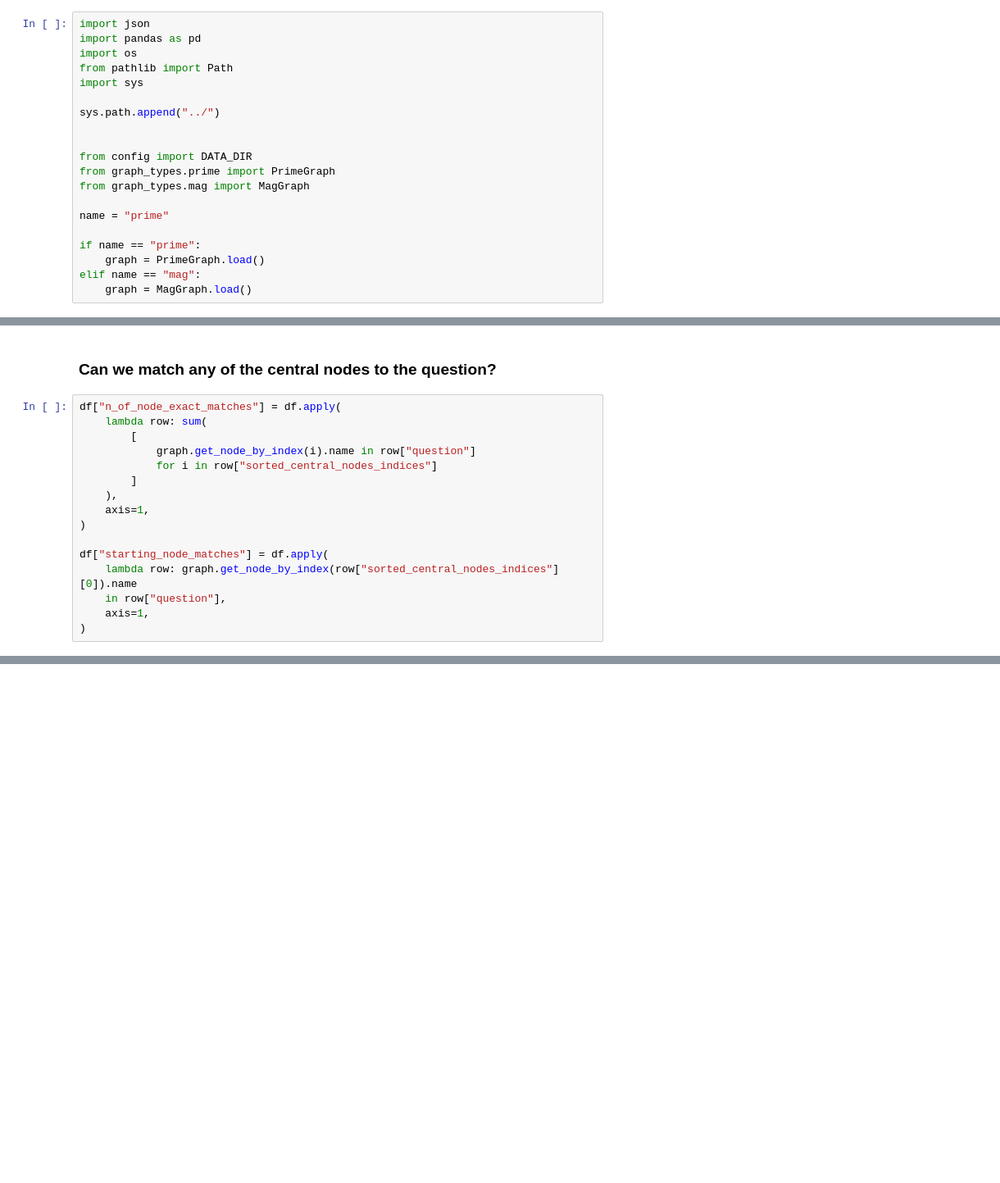
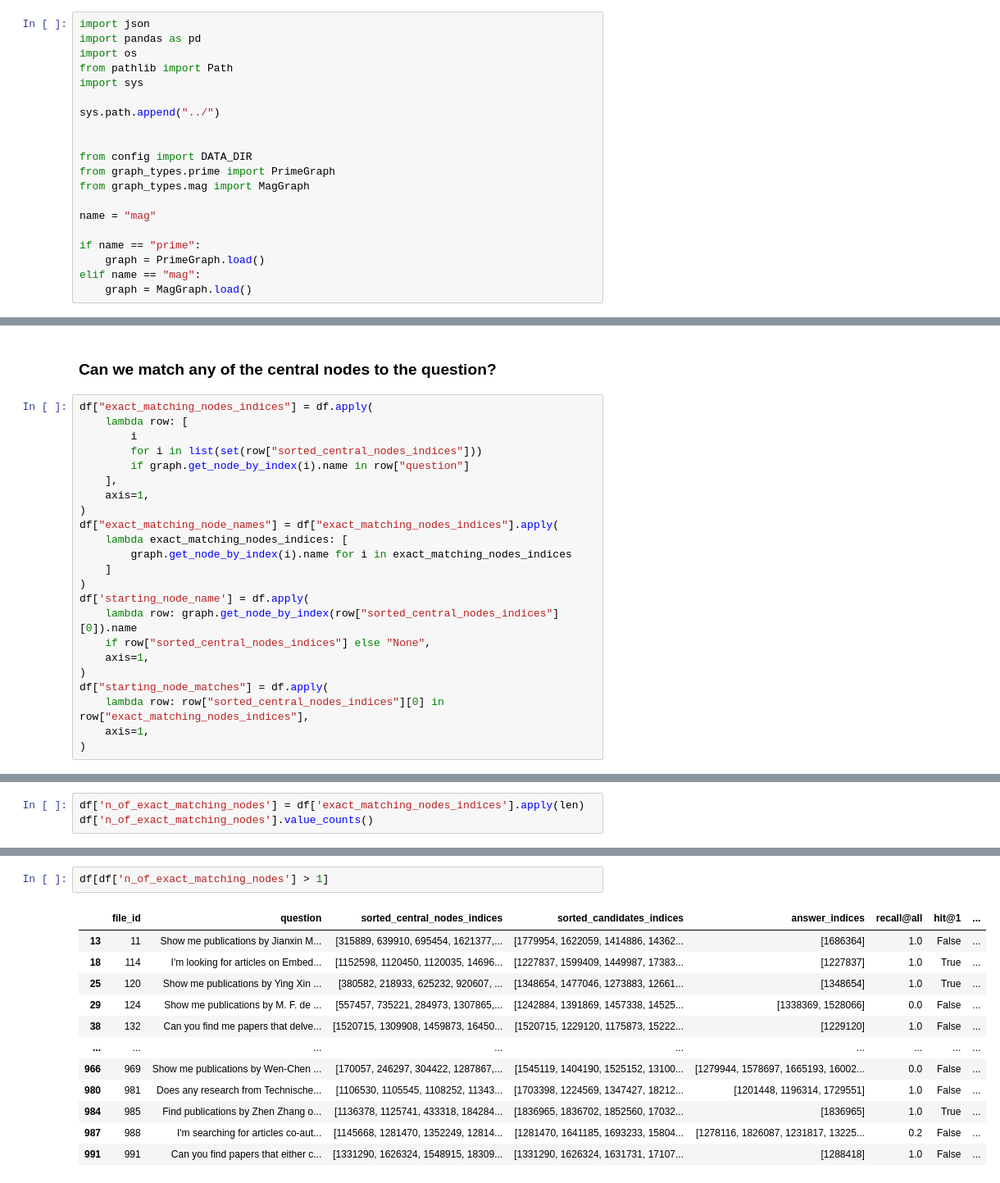
Before and after one commit to JoaquinPolonuer/graphsearch, a Jupyter notebook: notebooks/2hop_result_analysis.ipynb, the cells around one changed output, grey strips where cells are left out. Shown: that part at 82% size. Cells and saved outputs as stored; diff of their text form; blank space fills up the shorter version.

Commit message:
some eda on the answers

```diff
--- a/notebooks/2hop_result_analysis.ipynb
+++ b/notebooks/2hop_result_analysis.ipynb
@@ -12,7 +12,7 @@ from config import DATA_DIR
 from graph_types.prime import PrimeGraph
 from graph_types.mag import MagGraph
 
-name = "prime"
+name = "mag"
 
 if name == "prime":
     graph = PrimeGraph.load()
@@ -129,18 +129,25 @@ np.float64(0.5633996348336501)
 # %% [markdown]
 ### Can we match any of the central nodes to the question?
 # %%
-df["n_of_node_exact_matches"] = df.apply(
-    lambda row: sum(
-        [
-            graph.get_node_by_index(i).name in row["question"]
-            for i in row["sorted_central_nodes_indices"]
-        ]
-    ),
+df["exact_matching_nodes_indices"] = df.apply(
+    lambda row: [
+        i
+        for i in list(set(row["sorted_central_nodes_indices"]))
+        if graph.get_node_by_index(i).name in row["question"]
+    ],
     axis=1,
 )
-
-df["starting_node_matches"] = df.apply(
+df["exact_matching_node_names"] = df["exact_matching_nodes_indices"].apply(
+    lambda exact_matching_nodes_indices: [
+        graph.get_node_by_index(i).name for i in exact_matching_nodes_indices
+    ]
+)
+df['starting_node_name'] = df.apply(
     lambda row: graph.get_node_by_index(row["sorted_central_nodes_indices"][0]).name
-    in row["question"],
+    if row["sorted_central_nodes_indices"] else "None",
     axis=1,
 )
+df["starting_node_matches"] = df.apply(
+    lambda row: row["sorted_central_nodes_indices"][0] in row["exact_matching_nodes_indices"],
+    axis=1,
+)
@@ -163,0 +172,3 @@ df.groupby('starting_node_matches').agg(
+# %%
+df['n_of_exact_matching_nodes'] = df['exact_matching_nodes_indices'].apply(len)
+df['n_of_exact_matching_nodes'].value_counts()
@@ -163,0 +205,15 @@ df.groupby('starting_node_matches').agg(
+# %%
+df[df['n_of_exact_matching_nodes'] > 1]
+# %% [output]
+|  | file_id | question | sorted_central_nodes_indices | sorted_candidates_indices | answer_indices | recall@all | hit@1 | ... |
+| 13 | 11 | Show me publications by Jianxin M... | [315889, 639910, 695454, 1621377,... | [1779954, 1622059, 1414886, 14362... | [1686364] | 1.0 | False | ... |
+| 18 | 114 | I'm looking for articles on Embed... | [1152598, 1120450, 1120035, 14696... | [1227837, 1599409, 1449987, 17383... | [1227837] | 1.0 | True | ... |
+| 25 | 120 | Show me publications by Ying Xin ... | [380582, 218933, 625232, 920607, ... | [1348654, 1477046, 1273883, 12661... | [1348654] | 1.0 | True | ... |
+| 29 | 124 | Show me publications by M. F. de ... | [557457, 735221, 284973, 1307865,... | [1242884, 1391869, 1457338, 14525... | [1338369, 1528066] | 0.0 | False | ... |
+| 38 | 132 | Can you find me papers that delve... | [1520715, 1309908, 1459873, 16450... | [1520715, 1229120, 1175873, 15222... | [1229120] | 1.0 | False | ... |
+| ... | ... | ... | ... | ... | ... | ... | ... | ... |
+| 966 | 969 | Show me publications by Wen-Chen ... | [170057, 246297, 304422, 1287867,... | [1545119, 1404190, 1525152, 13100... | [1279944, 1578697, 1665193, 16002... | 0.0 | False | ... |
+| 980 | 981 | Does any research from Technische... | [1106530, 1105545, 1108252, 11343... | [1703398, 1224569, 1347427, 18212... | [1201448, 1196314, 1729551] | 1.0 | False | ... |
+| 984 | 985 | Find publications by Zhen Zhang o... | [1136378, 1125741, 433318, 184284... | [1836965, 1836702, 1852560, 17032... | [1836965] | 1.0 | True | ... |
+| 987 | 988 | I'm searching for articles co-aut... | [1145668, 1281470, 1352249, 12814... | [1281470, 1641185, 1693233, 15804... | [1278116, 1826087, 1231817, 13225... | 0.2 | False | ... |
+| 991 | 991 | Can you find papers that either c... | [1331290, 1626324, 1548915, 18309... | [1331290, 1626324, 1631731, 17107... | [1288418] | 1.0 | False | ... |
```
Also changed, not shown: parts of 12 cells of this notebook.
